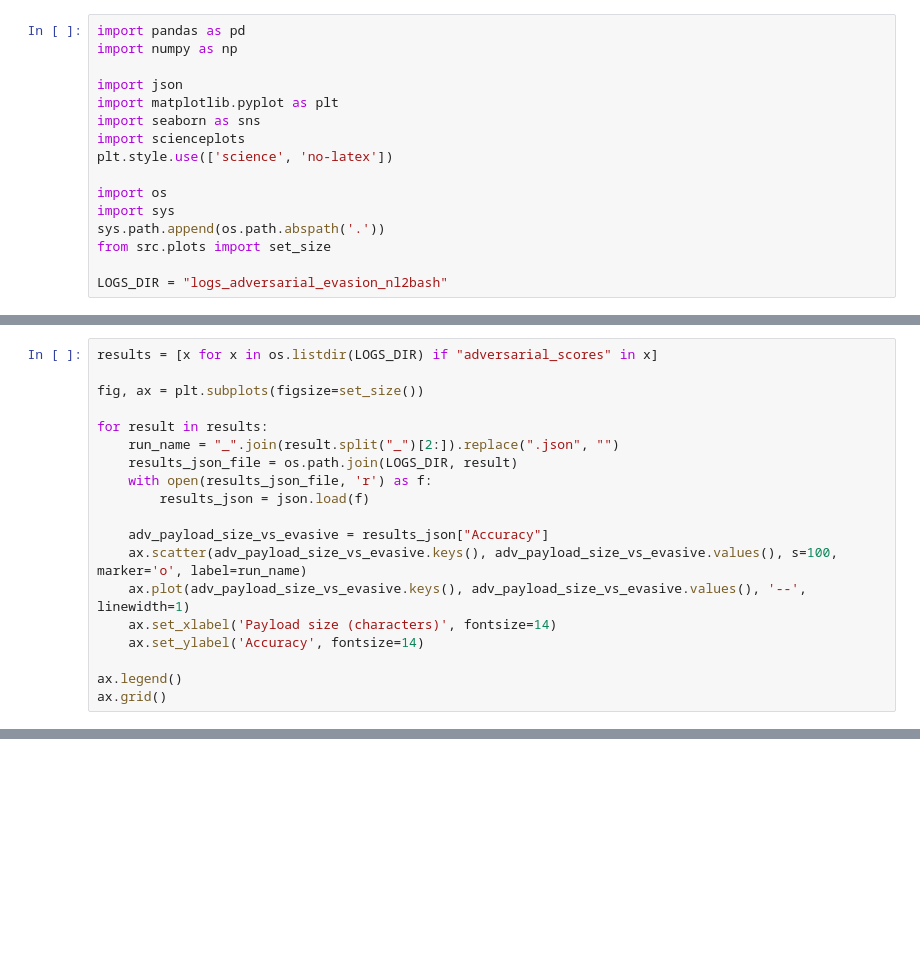
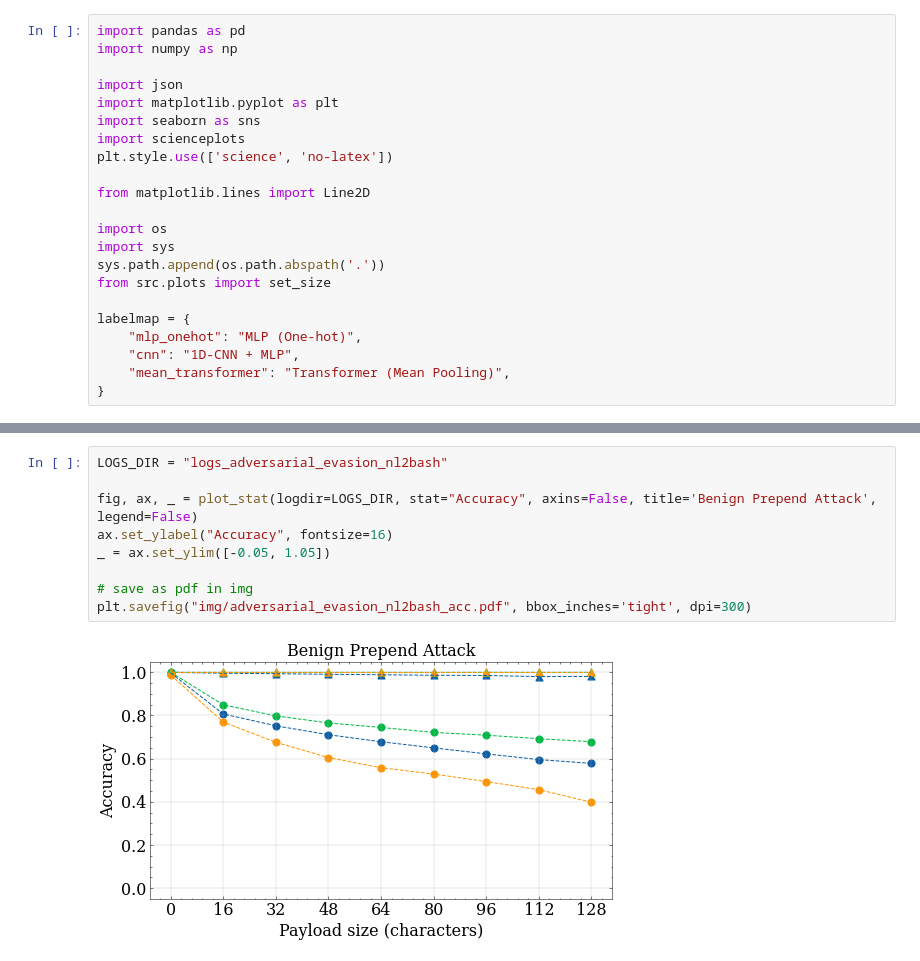
Before and after one commit to dtrizna/QuasarNix, a Jupyter notebook: results_adversarial_evasion.ipynb, the cells around one changed output, grey strips where cells are left out. Saved outputs shown, nothing was run; the diff lists cells and outputs as text; blank space fills up the shorter version.

Commit message:
hybrid attack: code and results

```diff
--- a/results_adversarial_evasion.ipynb
+++ b/results_adversarial_evasion.ipynb
@@ -8,9 +8,15 @@ import seaborn as sns
 import scienceplots
 plt.style.use(['science', 'no-latex'])
 
+from matplotlib.lines import Line2D
+
 import os
 import sys
 sys.path.append(os.path.abspath('.'))
 from src.plots import set_size
 
-LOGS_DIR = "logs_adversarial_evasion_nl2bash"
+labelmap = {
+    "mlp_onehot": "MLP (One-hot)",
+    "cnn": "1D-CNN + MLP",
+    "mean_transformer": "Transformer (Mean Pooling)",
+}
@@ -38,19 +22,0 @@ ax.grid()
-# %%
-results = [x for x in os.listdir(LOGS_DIR) if "adversarial_scores" in x]
-
-fig, ax = plt.subplots(figsize=set_size())
-
-for result in results:
-    run_name = "_".join(result.split("_")[2:]).replace(".json", "")
-    results_json_file = os.path.join(LOGS_DIR, result)
-    with open(results_json_file, 'r') as f:
-        results_json = json.load(f)
-
-    adv_payload_size_vs_evasive = results_json["Accuracy"]
-    ax.scatter(adv_payload_size_vs_evasive.keys(), adv_payload_size_vs_evasive.values(), s=100, marker='o', label=run_name)
-    ax.plot(adv_payload_size_vs_evasive.keys(), adv_payload_size_vs_evasive.values(), '--', linewidth=1)
-    ax.set_xlabel('Payload size (characters)', fontsize=14)
-    ax.set_ylabel('Accuracy', fontsize=14)
-
-ax.legend()
-ax.grid()
@@ -58,0 +96,11 @@ ax.grid()
+# %%
+LOGS_DIR = "logs_adversarial_evasion_nl2bash"
+
+fig, ax, _ = plot_stat(logdir=LOGS_DIR, stat="Accuracy", axins=False, title='Benign Prepend Attack', legend=False)
+ax.set_ylabel("Accuracy", fontsize=16)
+_ = ax.set_ylim([-0.05, 1.05])
+
+# save as pdf in img
+plt.savefig("img/adversarial_evasion_nl2bash_acc.pdf", bbox_inches='tight', dpi=300)
+# %% [output]
+[figure, added]
```
Also changed, not shown: parts of 6 cells of this notebook, 26 other files.
